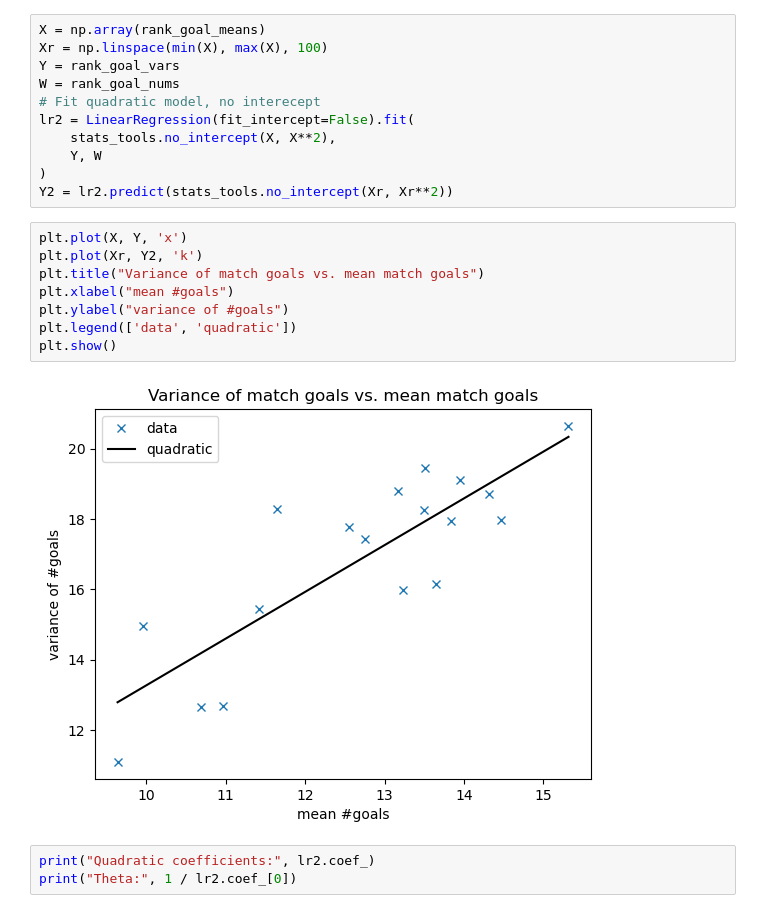
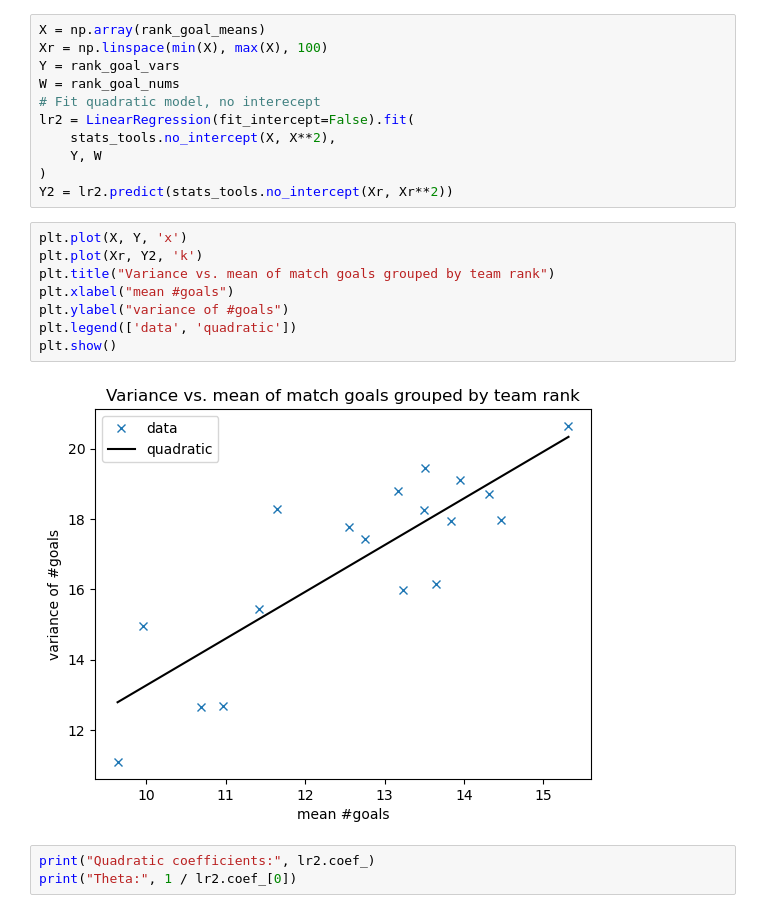
Before and after one commit to gaj67/gaj-data-science, a Jupyter notebook: AFL/notebooks/4_data_analysis.ipynb, the cells around one changed output. Cells and saved outputs as stored; diff of their text form.

```diff
--- a/AFL/notebooks/4_data_analysis.ipynb
+++ b/AFL/notebooks/4_data_analysis.ipynb
@@ -953,13 +953,13 @@ Y2 = lr2.predict(stats_tools.no_intercept(Xr, Xr**2))
 # %%
 plt.plot(X, Y, 'x')
 plt.plot(Xr, Y2, 'k')
-plt.title("Variance of match goals vs. mean match goals")
+plt.title("Variance vs. mean of match goals grouped by team rank")
 plt.xlabel("mean #goals")
 plt.ylabel("variance of #goals")
 plt.legend(['data', 'quadratic'])
 plt.show()
 # %% [output]
-[figure, old version]
+[figure, new version]
 # %%
 print("Quadratic coefficients:", lr2.coef_)
 print("Theta:", 1 / lr2.coef_[0])
```
Also changed, not shown: parts of 19 cells of this notebook, 1 other file.
